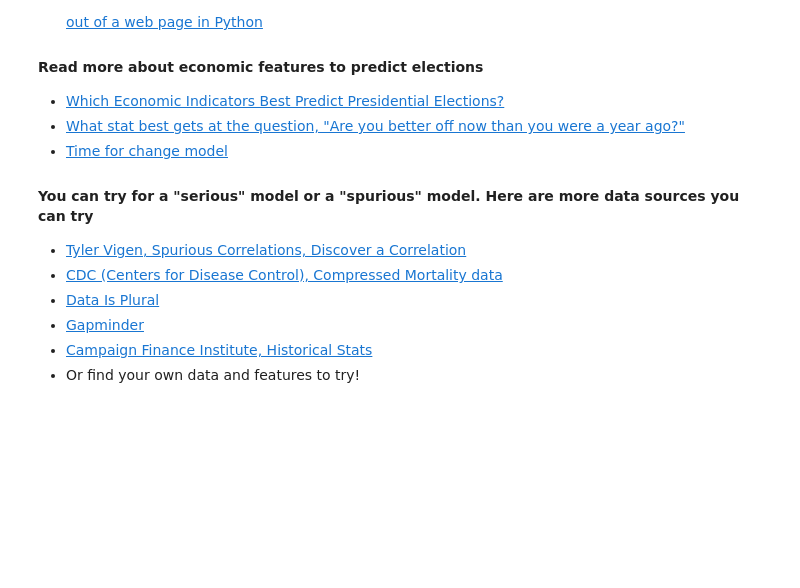
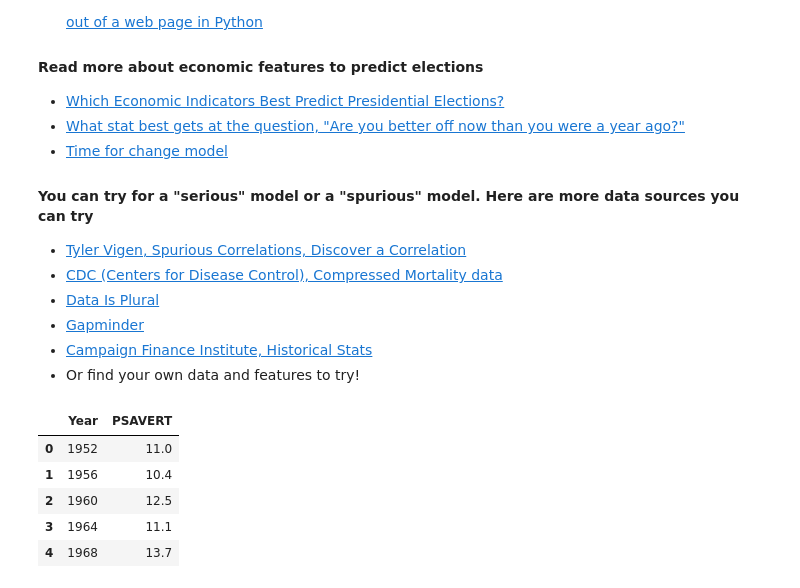
Before and after one commit to bloominstituteoftechnology/DS-Unit-2-Regression-1, a Jupyter notebook: module3-doing-linear-regression/doing_linear_regression_assignment.ipynb, the cells around one changed output. Cells and saved outputs as stored; diff of their text form; code cells hidden in the pictures; blank space fills up the shorter version.

```diff
--- a/module3-doing-linear-regression/doing_linear_regression_assignment.ipynb
+++ b/module3-doing-linear-regression/doing_linear_regression_assignment.ipynb
@@ -159,2 +162,11 @@ coal = pd.DataFrame(data=data, columns=columns)
+# %%
+psav.head()
+# %% [output]
+|  | Year | PSAVERT |
+| 0 | 1952 | 11.0 |
+| 1 | 1956 | 10.4 |
+| 2 | 1960 | 12.5 |
+| 3 | 1964 | 11.1 |
+| 4 | 1968 | 13.7 |
 # %%
 #Merge data
```
Also changed, not shown: parts of 5 cells of this notebook, 4 other files.
